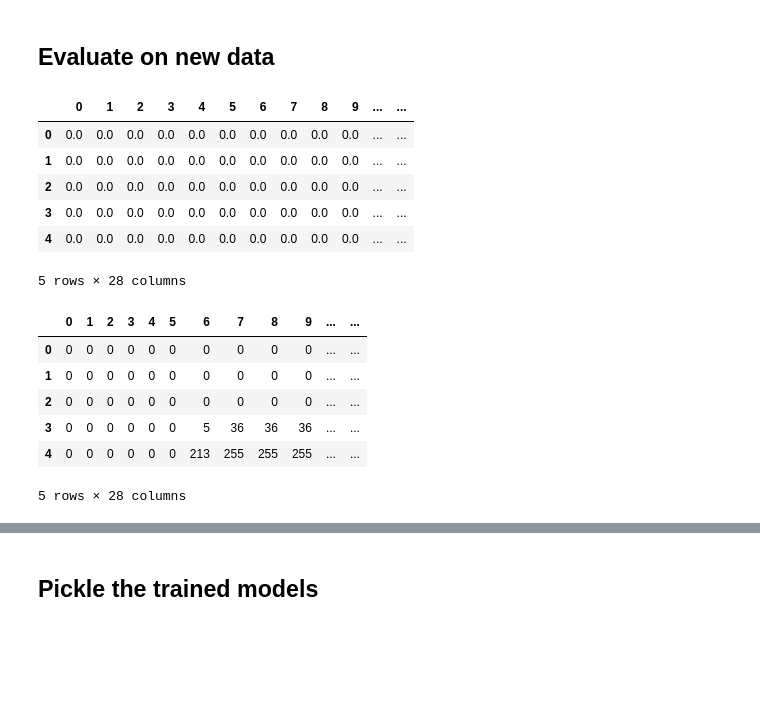
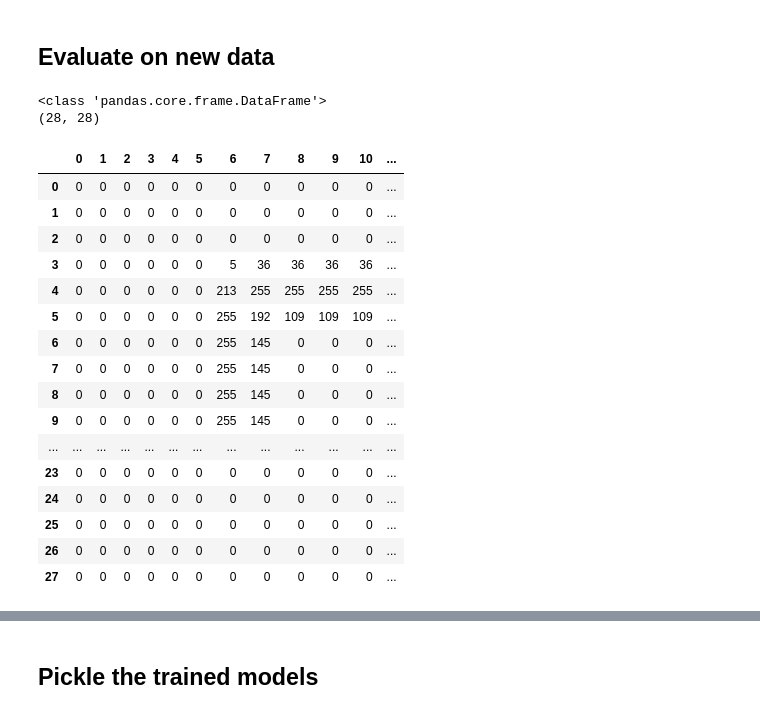
Before and after one commit to wendi-cui/506-digit-classifier-xgboost, a Jupyter notebook: analysis/mnist.ipynb, the cells around one changed output, grey strips where cells are left out. Saved outputs shown, nothing was run; the diff lists cells and outputs as text; code cells hidden in the pictures; blank space fills up the shorter version.

```diff
--- a/analysis/mnist.ipynb
+++ b/analysis/mnist.ipynb
@@ -168,14 +239,2 @@ print('F1 Score:', metrics.f1_score(y_test, y_preds,average='macro'))
 # %% [markdown]
 ## Evaluate on new data
-# %%
-# this is an example of 28x28 input from a user-created handwritten digit
-some_digit = pd.read_csv('some_digit.csv')
-some_digit.head()
-# %% [output]
-|  | 0 | 1 | 2 | 3 | 4 | 5 | 6 | 7 | 8 | 9 | ... | ... |
-| 0 | 0.0 | 0.0 | 0.0 | 0.0 | 0.0 | 0.0 | 0.0 | 0.0 | 0.0 | 0.0 | ... | ... |
-| 1 | 0.0 | 0.0 | 0.0 | 0.0 | 0.0 | 0.0 | 0.0 | 0.0 | 0.0 | 0.0 | ... | ... |
-| 2 | 0.0 | 0.0 | 0.0 | 0.0 | 0.0 | 0.0 | 0.0 | 0.0 | 0.0 | 0.0 | ... | ... |
-| 3 | 0.0 | 0.0 | 0.0 | 0.0 | 0.0 | 0.0 | 0.0 | 0.0 | 0.0 | 0.0 | ... | ... |
-| 4 | 0.0 | 0.0 | 0.0 | 0.0 | 0.0 | 0.0 | 0.0 | 0.0 | 0.0 | 0.0 | ... | ... |
-5 rows × 28 columns
@@ -184,16 +241,34 @@ some_digit.head()
 # %%
 ## read in our pickle file
-filename = open('user-input-digit.pkl', 'rb')
-unpickled_digit = pickle.load(filename)
+filename = open('analysis/user-input-digit.pkl', 'rb')
+array_to_data_output = pickle.load(filename)
 filename.close()
 # %%
-# show the digit
-unpickled_digit.head()
+# what is the digit type
+print(type(array_to_data_output))
+print(array_to_data_output.shape)
 # %% [output]
-|  | 0 | 1 | 2 | 3 | 4 | 5 | 6 | 7 | 8 | 9 | ... | ... |
-| 0 | 0 | 0 | 0 | 0 | 0 | 0 | 0 | 0 | 0 | 0 | ... | ... |
-| 1 | 0 | 0 | 0 | 0 | 0 | 0 | 0 | 0 | 0 | 0 | ... | ... |
-| 2 | 0 | 0 | 0 | 0 | 0 | 0 | 0 | 0 | 0 | 0 | ... | ... |
-| 3 | 0 | 0 | 0 | 0 | 0 | 0 | 5 | 36 | 36 | 36 | ... | ... |
-| 4 | 0 | 0 | 0 | 0 | 0 | 0 | 213 | 255 | 255 | 255 | ... | ... |
-5 rows × 28 columns
+<class 'pandas.core.frame.DataFrame'>
+(28, 28)
+# %%
+# show the digit
+pd.set_option('display.max_columns', None)
+array_to_data_output
+# %% [output]
+|  | 0 | 1 | 2 | 3 | 4 | 5 | 6 | 7 | 8 | 9 | 10 | ... |
+| 0 | 0 | 0 | 0 | 0 | 0 | 0 | 0 | 0 | 0 | 0 | 0 | ... |
+| 1 | 0 | 0 | 0 | 0 | 0 | 0 | 0 | 0 | 0 | 0 | 0 | ... |
+| 2 | 0 | 0 | 0 | 0 | 0 | 0 | 0 | 0 | 0 | 0 | 0 | ... |
+| 3 | 0 | 0 | 0 | 0 | 0 | 0 | 5 | 36 | 36 | 36 | 36 | ... |
+| 4 | 0 | 0 | 0 | 0 | 0 | 0 | 213 | 255 | 255 | 255 | 255 | ... |
+| 5 | 0 | 0 | 0 | 0 | 0 | 0 | 255 | 192 | 109 | 109 | 109 | ... |
+| 6 | 0 | 0 | 0 | 0 | 0 | 0 | 255 | 145 | 0 | 0 | 0 | ... |
+| 7 | 0 | 0 | 0 | 0 | 0 | 0 | 255 | 145 | 0 | 0 | 0 | ... |
+| 8 | 0 | 0 | 0 | 0 | 0 | 0 | 255 | 145 | 0 | 0 | 0 | ... |
+| 9 | 0 | 0 | 0 | 0 | 0 | 0 | 255 | 145 | 0 | 0 | 0 | ... |
+| ... | ... | ... | ... | ... | ... | ... | ... | ... | ... | ... | ... | ... |
+| 23 | 0 | 0 | 0 | 0 | 0 | 0 | 0 | 0 | 0 | 0 | 0 | ... |
+| 24 | 0 | 0 | 0 | 0 | 0 | 0 | 0 | 0 | 0 | 0 | 0 | ... |
+| 25 | 0 | 0 | 0 | 0 | 0 | 0 | 0 | 0 | 0 | 0 | 0 | ... |
+| 26 | 0 | 0 | 0 | 0 | 0 | 0 | 0 | 0 | 0 | 0 | 0 | ... |
+| 27 | 0 | 0 | 0 | 0 | 0 | 0 | 0 | 0 | 0 | 0 | 0 | ... |
```
Also changed, not shown: parts of 27 cells of this notebook, 4 other files.
